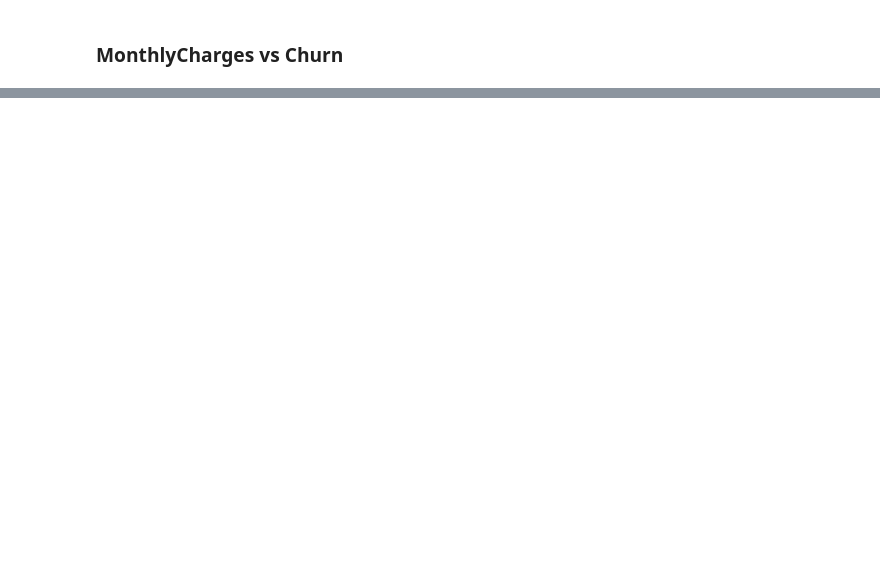
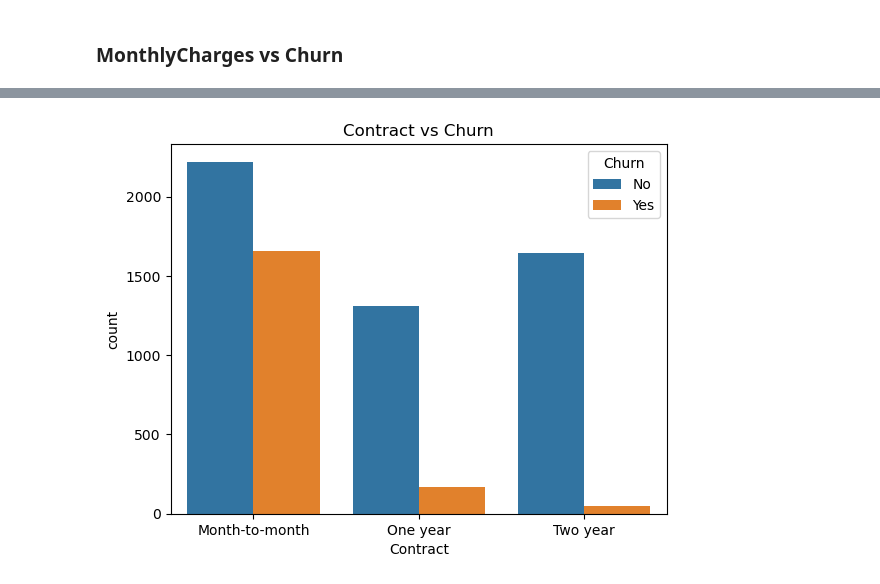
Before and after one commit to Alamin-refat/customer-churn-prediction, a Jupyter notebook: telco_churn.ipynb, the cells around one changed output, grey strips where cells are left out. Drawn from its saved outputs; the diff is of its cells as text; code cells hidden in the pictures; blank space fills up the shorter version.

Commit message:
data cleaning part delet and EDA part finish

```diff
--- a/telco_churn.ipynb
+++ b/telco_churn.ipynb
@@ -217,0 +118,8 @@ plt.show()
+# %%
+import seaborn as sns
+
+sns.countplot(x="Contract", hue="Churn", data=pd.read_csv("data/Telco_Customer_Churn.csv"))
+plt.title("Contract vs Churn")
+plt.show()
+# %% [output]
+[figure, added]
```
Also changed, not shown: parts of 36 cells of this notebook.
